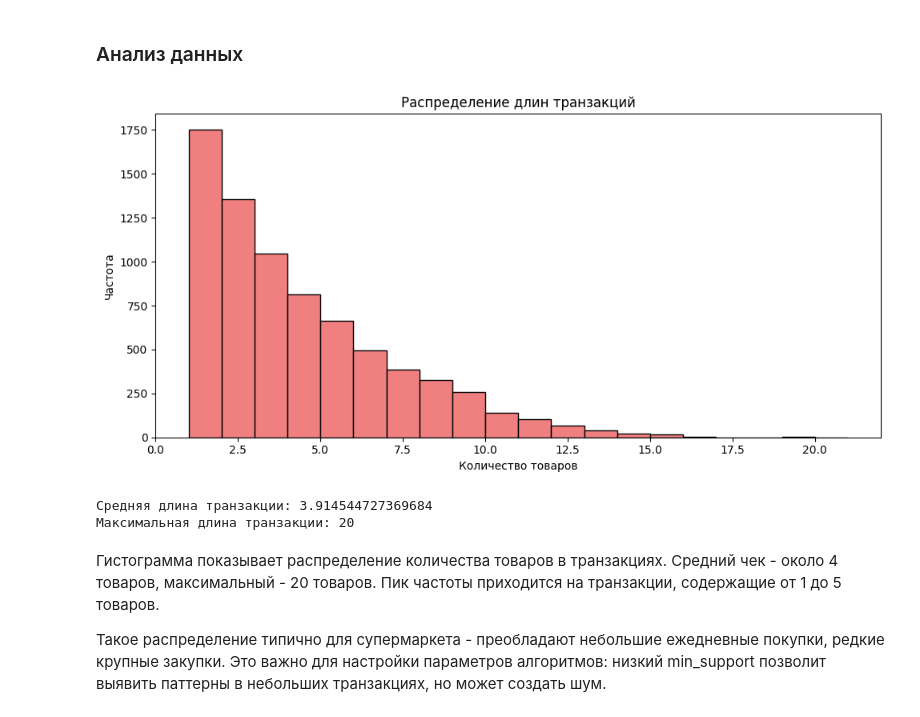
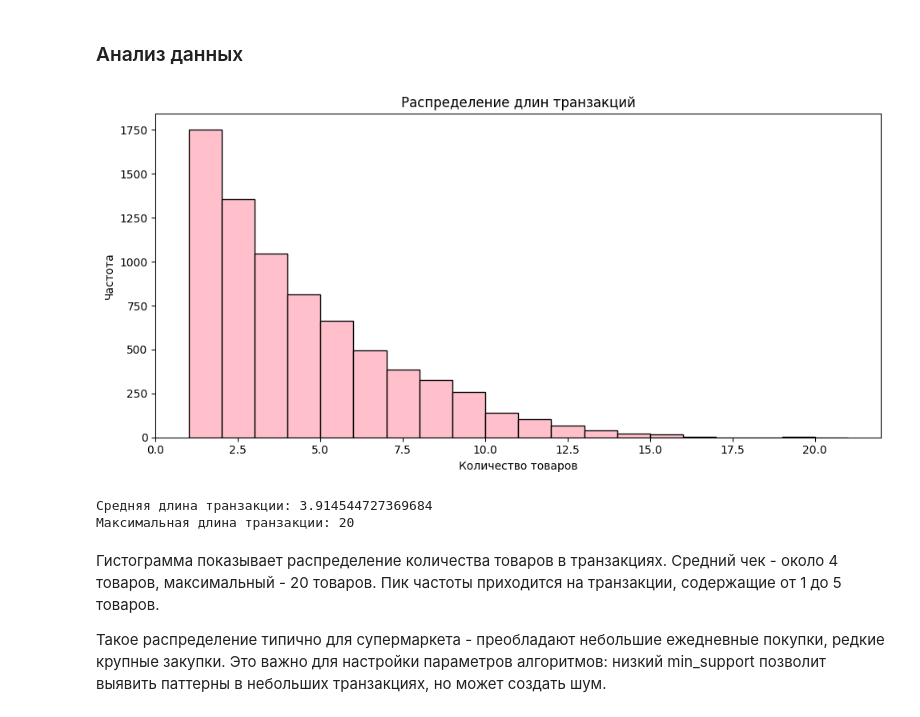
Before and after one commit to Vikoops/ml, a Jupyter notebook: lab2.ipynb, the cells around one changed output. Drawn from its saved outputs; the diff is of its cells as text; code cells hidden in the pictures.

```diff
--- a/lab2.ipynb
+++ b/lab2.ipynb
@@ -40,22 +40,22 @@ df.head(10)
 # %%
 import matplotlib.pyplot as plt
 
 df.describe()
 
 tr_len = df.notnull().sum(axis=1)
 
 plt.figure(figsize=(10,5))
-plt.hist(tr_len, bins=range(1, max(tr_len)+2), edgecolor='black', color='lightcoral')
+plt.hist(tr_len, bins=range(1, max(tr_len)+2), edgecolor='black', color='pink')
 plt.title('Распределение длин транзакций')
 plt.xlabel('Количество товаров')
 plt.ylabel('Частота')
 plt.tight_layout()
 plt.show()
 
 print("Средняя длина транзакции:", tr_len.mean())
 print("Максимальная длина транзакции:", tr_len.max())
 # %% [output]
-[figure, old version]
+[figure, new version]
 Средняя длина транзакции: 3.914544727369684
 Максимальная длина транзакции: 20
 # %% [markdown]
```
Also changed, not shown: parts of 10 cells of this notebook, 1 other file.
